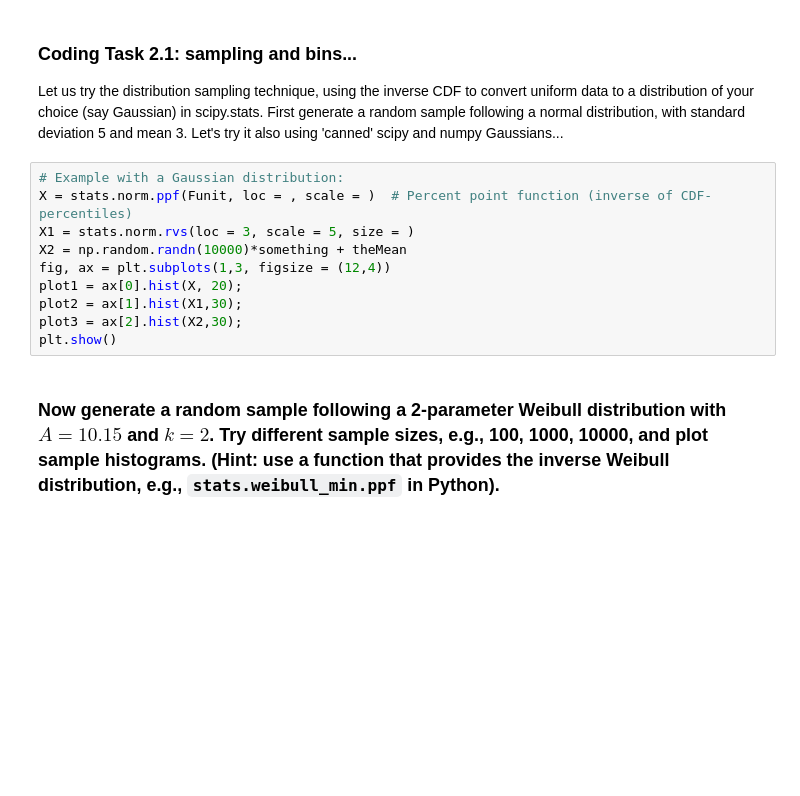
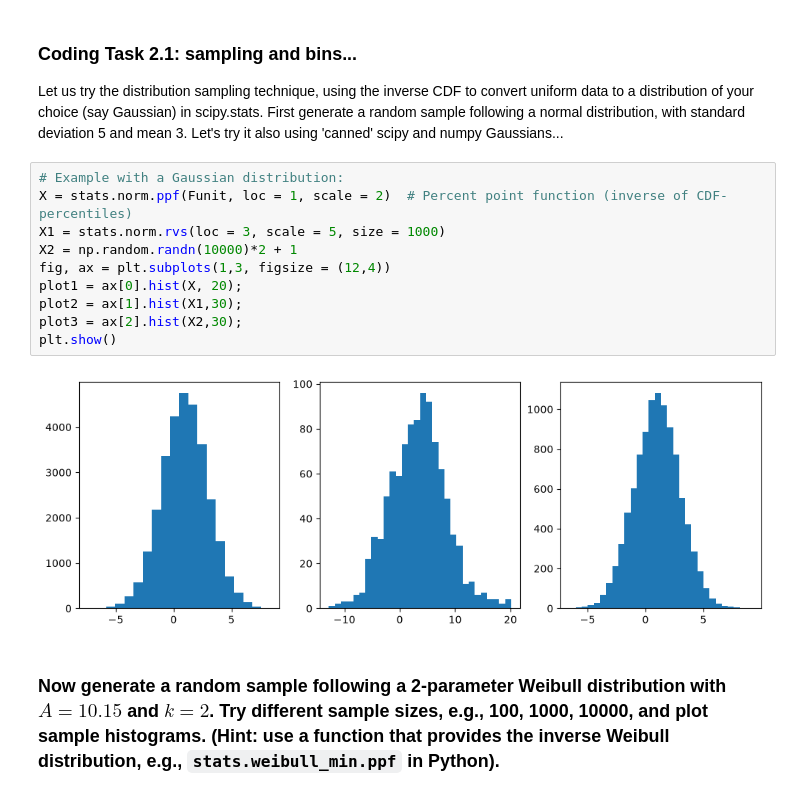
Before and after one commit to natslimak/OceanCourses, a Jupyter notebook: ProbalisticModelling/5.1_Statistics_Intro_2.ipynb, the cells around one changed output. Drawn from its saved outputs; the diff is of its cells as text; blank space fills up the shorter version.

````diff
--- a/ProbalisticModelling/5.1_Statistics_Intro_2.ipynb
+++ b/ProbalisticModelling/5.1_Statistics_Intro_2.ipynb
@@ -37,14 +37,16 @@ First generate a random sample following a normal distribution, with standard de
 Let's try it also using 'canned' scipy and numpy Gaussians...
 # %%
 # Example with a Gaussian distribution:
-X = stats.norm.ppf(Funit, loc = , scale = )  # Percent point function (inverse of CDF-percentiles)
-X1 = stats.norm.rvs(loc = 3, scale = 5, size = )
-X2 = np.random.randn(10000)*something + theMean
+X = stats.norm.ppf(Funit, loc = 1, scale = 2)  # Percent point function (inverse of CDF-percentiles)
+X1 = stats.norm.rvs(loc = 3, scale = 5, size = 1000)
+X2 = np.random.randn(10000)*2 + 1
 fig, ax = plt.subplots(1,3, figsize = (12,4))
 plot1 = ax[0].hist(X, 20);
 plot2 = ax[1].hist(X1,30);
 plot3 = ax[2].hist(X2,30);
 plt.show()
+# %% [output]
+[figure, added]
 # %% [markdown]
 ### Now generate a random sample following a 2-parameter Weibull distribution with $A = 10.15$ and $k = 2$. Try different sample sizes, e.g., 100, 1000, 10000, and plot sample histograms. (Hint: use a function that provides the inverse Weibull distribution, e.g., ```stats.weibull_min.ppf``` in Python).
 # %%
````
Also changed, not shown: parts of 9 cells of this notebook, 4 other files.
